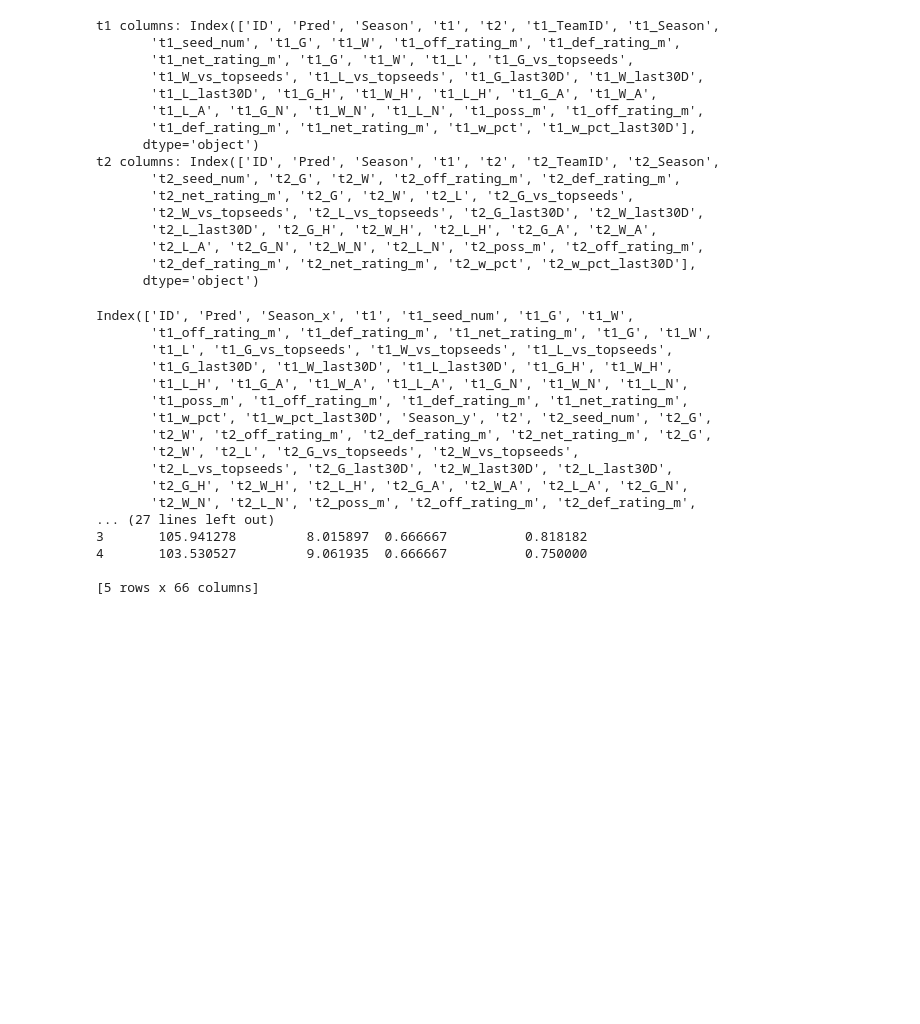
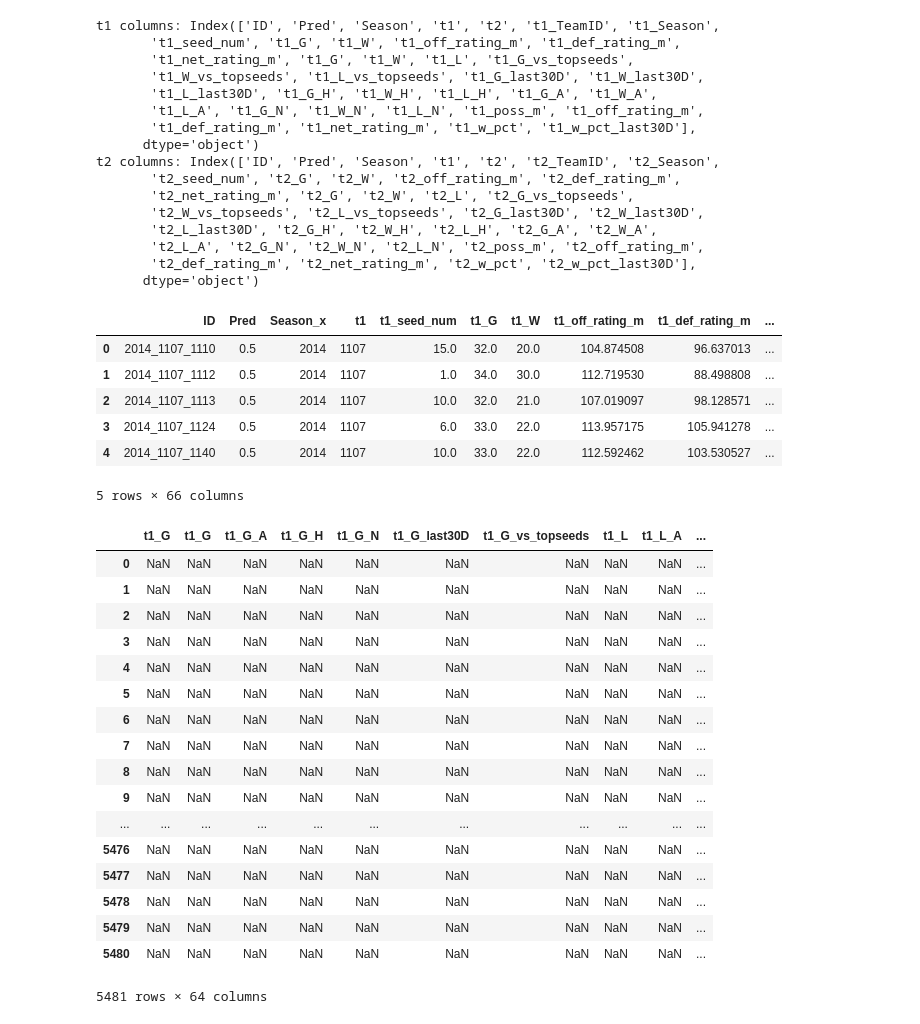
Before and after one commit to mjmcfalls/udacity-machine-learning, a Jupyter notebook: projects/capstone/Capstone-Notebook.ipynb, the cells around one changed output. Drawn from its saved outputs; the diff is of its cells as text; code cells hidden in the pictures; blank space fills up the shorter version.

```diff
--- a/projects/capstone/Capstone-Notebook.ipynb
+++ b/projects/capstone/Capstone-Notebook.ipynb
@@ -589,26 +583,16 @@ t2 columns: Index(['ID', 'Pred', 'Season', 't1', 't2', 't2_TeamID', 't2_Season',
        't2_def_rating_m', 't2_net_rating_m', 't2_w_pct', 't2_w_pct_last30D'],
       dtype='object')
 # %%
-print(df_pred_metrics.columns)
-print(df_pred_metrics.head(5))
+# print(df_pred_metrics.columns)
+df_pred_metrics.head(5)
 # %% [output]
+|  | ID | Pred | Season_x | t1 | t1_seed_num | t1_G | t1_W | t1_off_rating_m | t1_def_rating_m | ... |
+| 0 | 2014_1107_1110 | 0.5 | 2014 | 1107 | 15.0 | 32.0 | 20.0 | 104.874508 | 96.637013 | ... |
+| 1 | 2014_1107_1112 | 0.5 | 2014 | 1107 | 1.0 | 34.0 | 30.0 | 112.719530 | 88.498808 | ... |
+| 2 | 2014_1107_1113 | 0.5 | 2014 | 1107 | 10.0 | 32.0 | 21.0 | 107.019097 | 98.128571 | ... |
+| 3 | 2014_1107_1124 | 0.5 | 2014 | 1107 | 6.0 | 33.0 | 22.0 | 113.957175 | 105.941278 | ... |
+| 4 | 2014_1107_1140 | 0.5 | 2014 | 1107 | 10.0 | 33.0 | 22.0 | 112.592462 | 103.530527 | ... |
-Index(['ID', 'Pred', 'Season_x', 't1', 't1_seed_num', 't1_G', 't1_W',
-       't1_off_rating_m', 't1_def_rating_m', 't1_net_rating_m', 't1_G', 't1_W',
-       't1_L', 't1_G_vs_topseeds', 't1_W_vs_topseeds', 't1_L_vs_topseeds',
-       't1_G_last30D', 't1_W_last30D', 't1_L_last30D', 't1_G_H', 't1_W_H',
-       't1_L_H', 't1_G_A', 't1_W_A', 't1_L_A', 't1_G_N', 't1_W_N', 't1_L_N',
-       't1_poss_m', 't1_off_rating_m', 't1_def_rating_m', 't1_net_rating_m',
-       't1_w_pct', 't1_w_pct_last30D', 'Season_y', 't2', 't2_seed_num', 't2_G',
-       't2_W', 't2_off_rating_m', 't2_def_rating_m', 't2_net_rating_m', 't2_G',
-       't2_W', 't2_L', 't2_G_vs_topseeds', 't2_W_vs_topseeds',
-       't2_L_vs_topseeds', 't2_G_last30D', 't2_W_last30D', 't2_L_last30D',
-       't2_G_H', 't2_W_H', 't2_L_H', 't2_G_A', 't2_W_A', 't2_L_A', 't2_G_N',
-       't2_W_N', 't2_L_N', 't2_poss_m', 't2_off_rating_m', 't2_def_rating_m',
-... (27 lines left out)
-3       105.941278         8.015897  0.666667          0.818182
-4       103.530527         9.061935  0.666667          0.750000
-
-[5 rows x 66 columns]
+5 rows × 66 columns
 # %%
 xTrain, xTest, yTrain, yTest = train_test_split(
     df_tourn_cleaned[(df_tourn_cleaned['Season'].isin([2015, 2016, 2017, 2018]))].drop(columns=['win_dummy']),
@@ -626,3 +610,23 @@ xTrain, yTrain = shuffle(xTrain, yTrain)
 # %%
 # preds = clf.predict_proba(df_pred_metrics[df_pred_metrics['Season_x']==2014])[:,1]
 # df_pred_metrics[df_pred_metrics.isnull().any(axis=1)]
+t1_stats-t2_stats
+# %% [output]
+|  | t1_G | t1_G | t1_G_A | t1_G_H | t1_G_N | t1_G_last30D | t1_G_vs_topseeds | t1_L | t1_L_A | ... |
+| 0 | NaN | NaN | NaN | NaN | NaN | NaN | NaN | NaN | NaN | ... |
+| 1 | NaN | NaN | NaN | NaN | NaN | NaN | NaN | NaN | NaN | ... |
+| 2 | NaN | NaN | NaN | NaN | NaN | NaN | NaN | NaN | NaN | ... |
+| 3 | NaN | NaN | NaN | NaN | NaN | NaN | NaN | NaN | NaN | ... |
+| 4 | NaN | NaN | NaN | NaN | NaN | NaN | NaN | NaN | NaN | ... |
+| 5 | NaN | NaN | NaN | NaN | NaN | NaN | NaN | NaN | NaN | ... |
+| 6 | NaN | NaN | NaN | NaN | NaN | NaN | NaN | NaN | NaN | ... |
+| 7 | NaN | NaN | NaN | NaN | NaN | NaN | NaN | NaN | NaN | ... |
+| 8 | NaN | NaN | NaN | NaN | NaN | NaN | NaN | NaN | NaN | ... |
+| 9 | NaN | NaN | NaN | NaN | NaN | NaN | NaN | NaN | NaN | ... |
+| ... | ... | ... | ... | ... | ... | ... | ... | ... | ... | ... |
+| 5476 | NaN | NaN | NaN | NaN | NaN | NaN | NaN | NaN | NaN | ... |
+| 5477 | NaN | NaN | NaN | NaN | NaN | NaN | NaN | NaN | NaN | ... |
+| 5478 | NaN | NaN | NaN | NaN | NaN | NaN | NaN | NaN | NaN | ... |
+| 5479 | NaN | NaN | NaN | NaN | NaN | NaN | NaN | NaN | NaN | ... |
+| 5480 | NaN | NaN | NaN | NaN | NaN | NaN | NaN | NaN | NaN | ... |
+5481 rows × 64 columns
```
Also changed, not shown: parts of 1 cell of this notebook, 1 other file.
